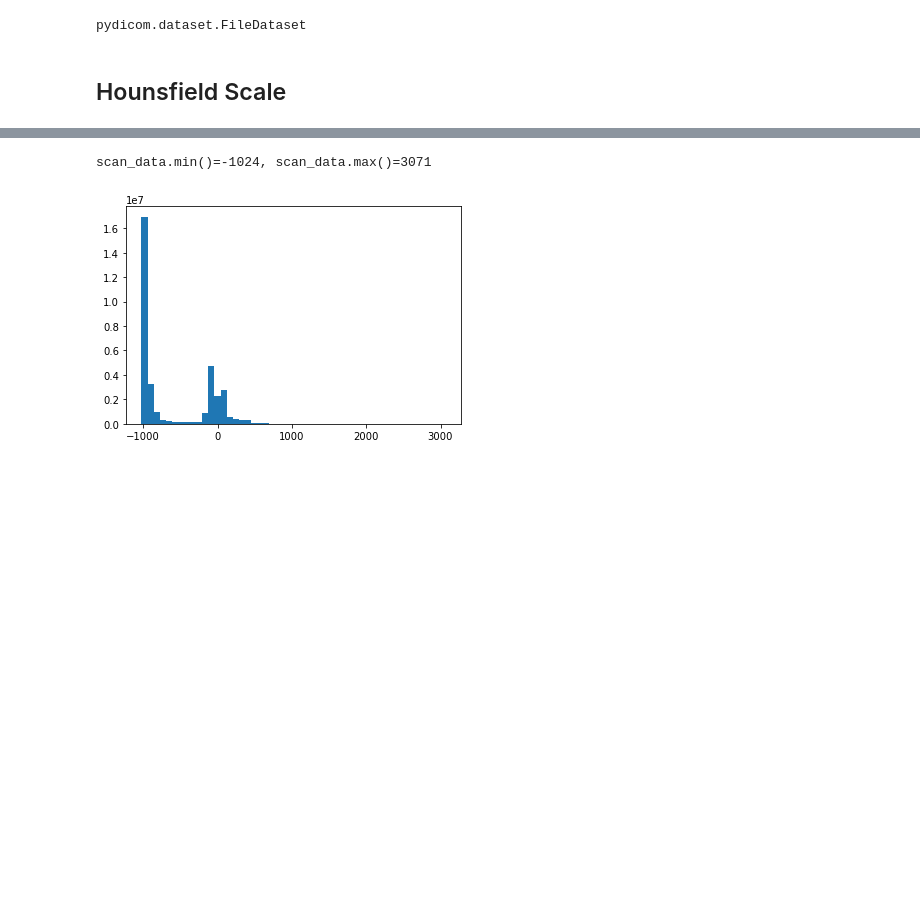
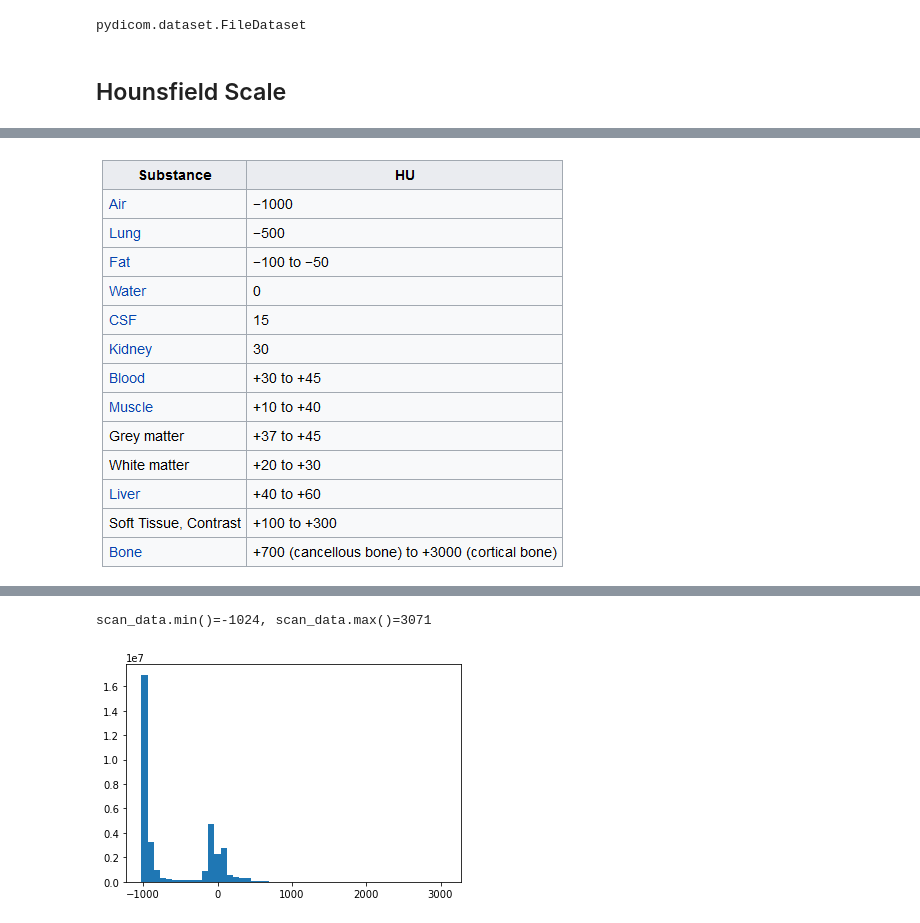
Before and after one commit to evandros-ks/fastblog, a Jupyter notebook: _notebooks/2022-01-24-Medical_Image_Preprocessing.ipynb, the cells around one changed output, grey strips where cells are left out. Drawn from its saved outputs; the diff is of its cells as text; code cells hidden in the pictures; blank space fills up the shorter version.

Commit message:
HU scale

```diff
--- a/_notebooks/2022-01-24-Medical_Image_Preprocessing.ipynb
+++ b/_notebooks/2022-01-24-Medical_Image_Preprocessing.ipynb
@@ -116,3 +118,9 @@ pydicom.dataset.FileDataset
+# %%
+#hide_input
+from IPython.display import Image
+Image(filename='../assets/blogs/2022_01_24/hu_scale.png')
+# %% [output]
+[figure, added]
 # %%
 def get_pixels_hu(slices):
     image = np.stack([s.pixel_array for s in slices])
```
Also changed, not shown: parts of 6 cells of this notebook.
